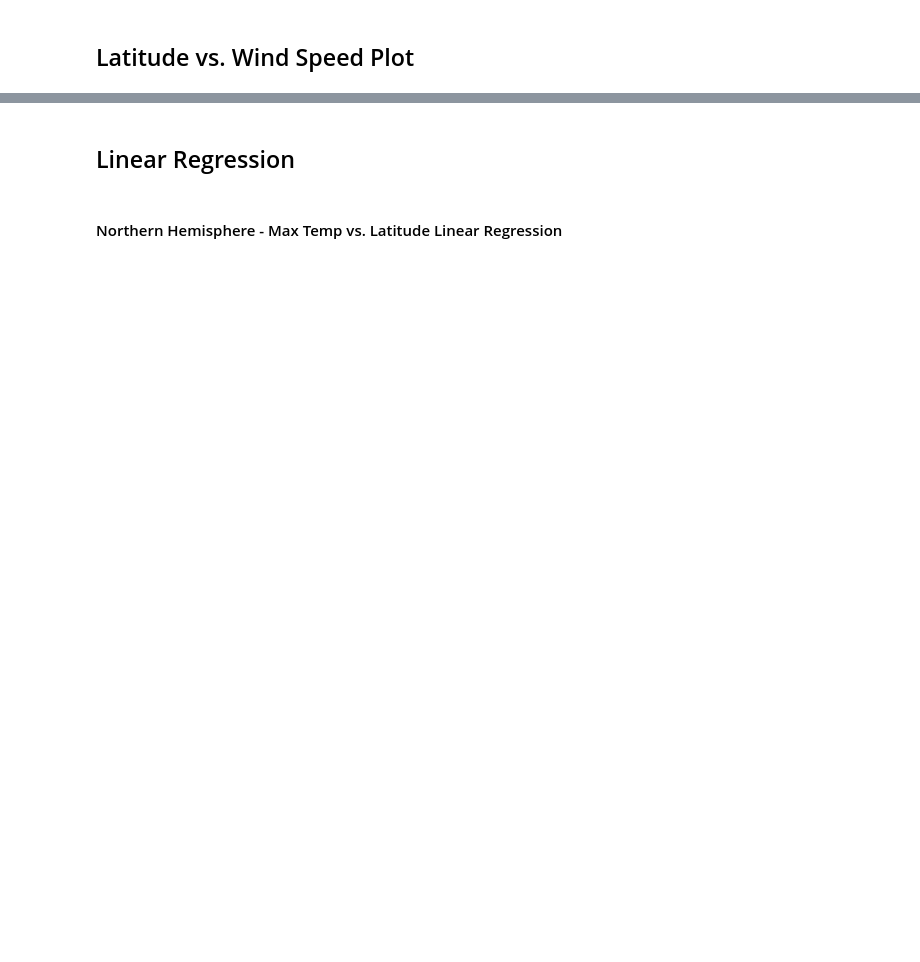
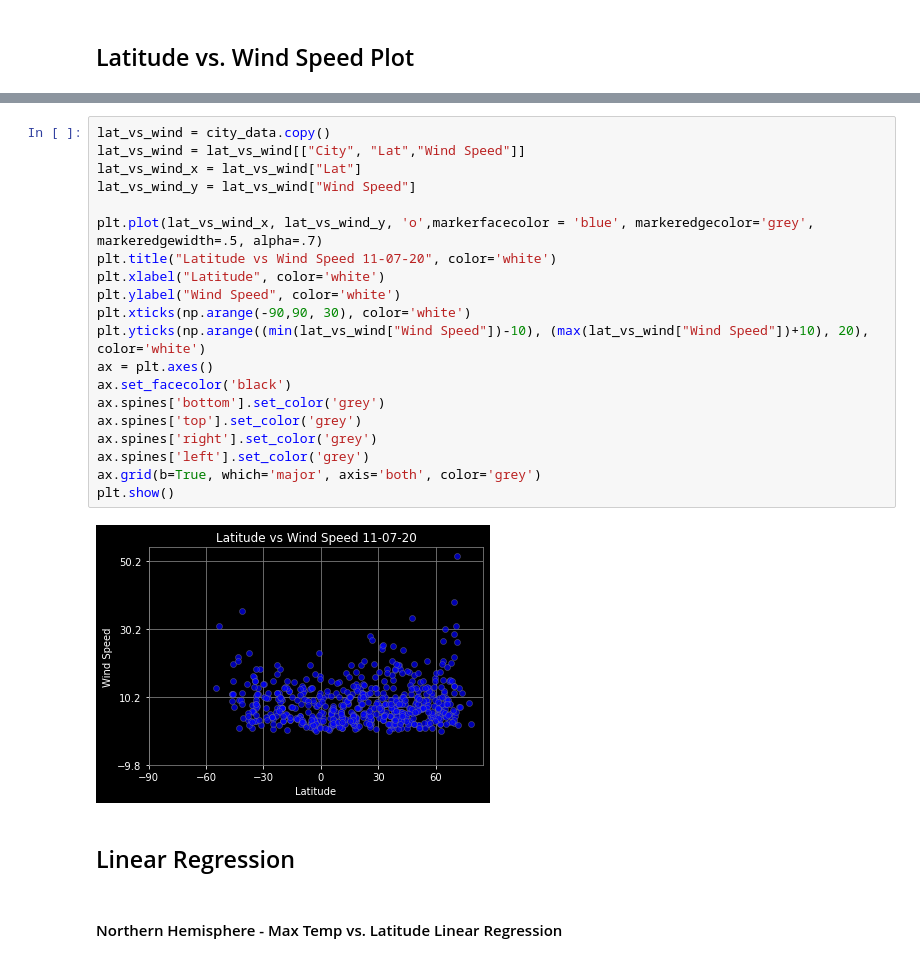
Before and after one commit to JeremyKalmus/python-api-challenge, a Jupyter notebook: WeatherPy/WeatherPy.ipynb, the cells around one changed output, grey strips where cells are left out. Saved outputs shown, nothing was run; the diff lists cells and outputs as text; blank space fills up the shorter version.

```diff
--- a/WeatherPy/WeatherPy.ipynb
+++ b/WeatherPy/WeatherPy.ipynb
@@ -151,3 +260,25 @@ Int64Index([], dtype='int64')
+# %%
+lat_vs_wind = city_data.copy()
+lat_vs_wind = lat_vs_wind[["City", "Lat","Wind Speed"]]
+lat_vs_wind_x = lat_vs_wind["Lat"]
+lat_vs_wind_y = lat_vs_wind["Wind Speed"]
+
+plt.plot(lat_vs_wind_x, lat_vs_wind_y, 'o',markerfacecolor = 'blue', markeredgecolor='grey', markeredgewidth=.5, alpha=.7)
+plt.title("Latitude vs Wind Speed 11-07-20", color='white')
+plt.xlabel("Latitude", color='white')
+plt.ylabel("Wind Speed", color='white')
+plt.xticks(np.arange(-90,90, 30), color='white')
+plt.yticks(np.arange((min(lat_vs_wind["Wind Speed"])-10), (max(lat_vs_wind["Wind Speed"])+10), 20), color='white')
+ax = plt.axes()
+ax.set_facecolor('black')
+ax.spines['bottom'].set_color('grey')
+ax.spines['top'].set_color('grey')
+ax.spines['right'].set_color('grey')
+ax.spines['left'].set_color('grey')
+ax.grid(b=True, which='major', axis='both', color='grey')
+plt.show()
+# %% [output]
+[figure, added]
 # %% [markdown]
 ## Linear Regression
 # %% [markdown]
```
Also changed, not shown: parts of 30 cells of this notebook, 1 other file.
